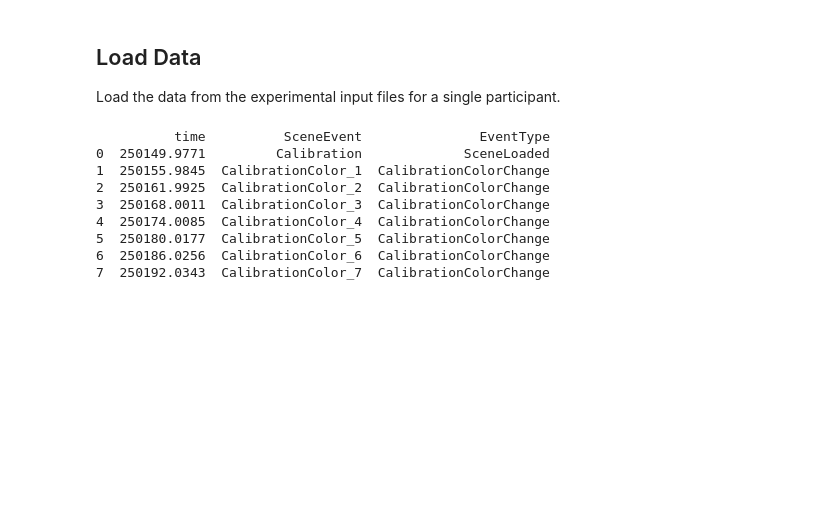
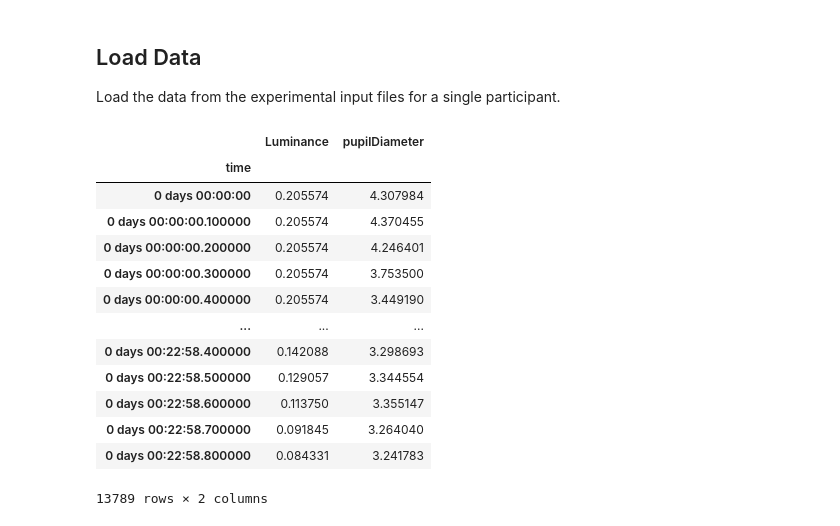
Before and after one commit to courtnicole/3d-path-cognition, a Jupyter notebook: demo.ipynb, the cells around one changed output. Saved outputs shown, nothing was run; the diff lists cells and outputs as text; code cells hidden in the pictures; blank space fills up the shorter version.

```diff
--- a/demo.ipynb
+++ b/demo.ipynb
@@ -48,33 +44,54 @@ for stream in streams:
 # %%
 gaze = dfs['GazeStream']
 luminance = dfs['LuminanceStream']
 stimulus_events = dfs['ExperimentStream']
 
 calibration_events = stimulus_events.loc[(stimulus_events['EventType'] == 'CalibrationColorChange') | (stimulus_events['SceneEvent'] == 'Calibration'), ['time','SceneEvent', 'EventType']]
 calibration_events.reset_index(drop=True, inplace=True)
 start_time = calibration_events.loc[0, 'time']
-print(calibration_events)
 
 pupil_calib_d = gaze.loc[(gaze['MethodID']>98.0) & (gaze['LeftEyeIsBlinking']==0) & (gaze['RightEyeIsBlinking']==0) & (gaze['LeftPupilDiameter']>0) & (gaze['RightPupilDiameter']>0), ['time', 'LeftPupilDiameter', 'RightPupilDiameter']]
 pupil_calib_d.reset_index(drop=True, inplace=True)
 lum_calib = luminance.loc[(luminance['MethodID']>98.0), ['time', 'Luminance']]
 lum_calib.reset_index(drop=True, inplace=True)
 
 gaze_luminance_time = np.intersect1d(pupil_calib_d['time'], lum_calib['time'])
 pupil_calib_d = pupil_calib_d[pupil_calib_d['time'].isin(gaze_luminance_time)]
 lum_calib = lum_calib[lum_calib['time'].isin(gaze_luminance_time)]
 pupil_calib_d.reset_index(drop=True, inplace=True)
 lum_calib.reset_index(drop=True, inplace=True)
+
+pupil_lookup_data = gaze.loc[(gaze['LeftEyeIsBlinking']==0) & (gaze['RightEyeIsBlinking']==0) & (gaze['LeftPupilDiameter']>0) & (gaze['RightPupilDiameter']>0), ['time', 'LeftPupilDiameter', 'RightPupilDiameter']]
+pupil_lookup_data.reset_index(drop=True, inplace=True)
+lum_lookup_data = luminance.loc[:, ['time', 'Luminance']]
+lum_lookup_data.reset_index(drop=True, inplace=True)
+
+gaze_luminance_lookup_time = np.intersect1d(pupil_lookup_data['time'], lum_lookup_data['time'])
+pupil_lookup_data = pupil_lookup_data[pupil_lookup_data['time'].isin(gaze_luminance_lookup_time)]
+lum_lookup_data = lum_lookup_data[lum_lookup_data['time'].isin(gaze_luminance_lookup_time)]
+pupil_lookup_data.reset_index(drop=True, inplace=True)
+lum_lookup_data.reset_index(drop=True, inplace=True)
+
+lookup_luminance_pupil_data = pd.DataFrame()
+lookup_luminance_pupil_data['time'] = pd.to_timedelta(lum_lookup_data['time'] - lum_lookup_data['time'][0], unit='s')
+lookup_luminance_pupil_data['Luminance'] = lum_lookup_data['Luminance']
+lookup_luminance_pupil_data['pupilDiameter'] = 0.5 * (pupil_lookup_data['LeftPupilDiameter'] + pupil_lookup_data['RightPupilDiameter'])
+lookup_luminance_pupil_data.resample('0.1s', on='time', ).mean()
 # %% [output]
+|  | Luminance | pupilDiameter |
+| time |  |  |
+| 0 days 00:00:00 | 0.205574 | 4.307984 |
+| 0 days 00:00:00.100000 | 0.205574 | 4.370455 |
+| 0 days 00:00:00.200000 | 0.205574 | 4.246401 |
+| 0 days 00:00:00.300000 | 0.205574 | 3.753500 |
+| 0 days 00:00:00.400000 | 0.205574 | 3.449190 |
+| ... | ... | ... |
+| 0 days 00:22:58.400000 | 0.142088 | 3.298693 |
+| 0 days 00:22:58.500000 | 0.129057 | 3.344554 |
+| 0 days 00:22:58.600000 | 0.113750 | 3.355147 |
+| 0 days 00:22:58.700000 | 0.091845 | 3.264040 |
+| 0 days 00:22:58.800000 | 0.084331 | 3.241783 |
-          time          SceneEvent               EventType
-0  250149.9771         Calibration             SceneLoaded
-1  250155.9845  CalibrationColor_1  CalibrationColorChange
-2  250161.9925  CalibrationColor_2  CalibrationColorChange
-3  250168.0011  CalibrationColor_3  CalibrationColorChange
-4  250174.0085  CalibrationColor_4  CalibrationColorChange
-5  250180.0177  CalibrationColor_5  CalibrationColorChange
-6  250186.0256  CalibrationColor_6  CalibrationColorChange
-7  250192.0343  CalibrationColor_7  CalibrationColorChange
+13789 rows × 2 columns
 # %%
 luminance_pupil_diameter = pd.DataFrame()
 luminance_pupil_diameter['time'] = lum_calib['time']# //pd.to_timedelta(lum_calib['time'] - start_time, unit='s')
```
Also changed, not shown: parts of 5 cells of this notebook, 1 other file.
